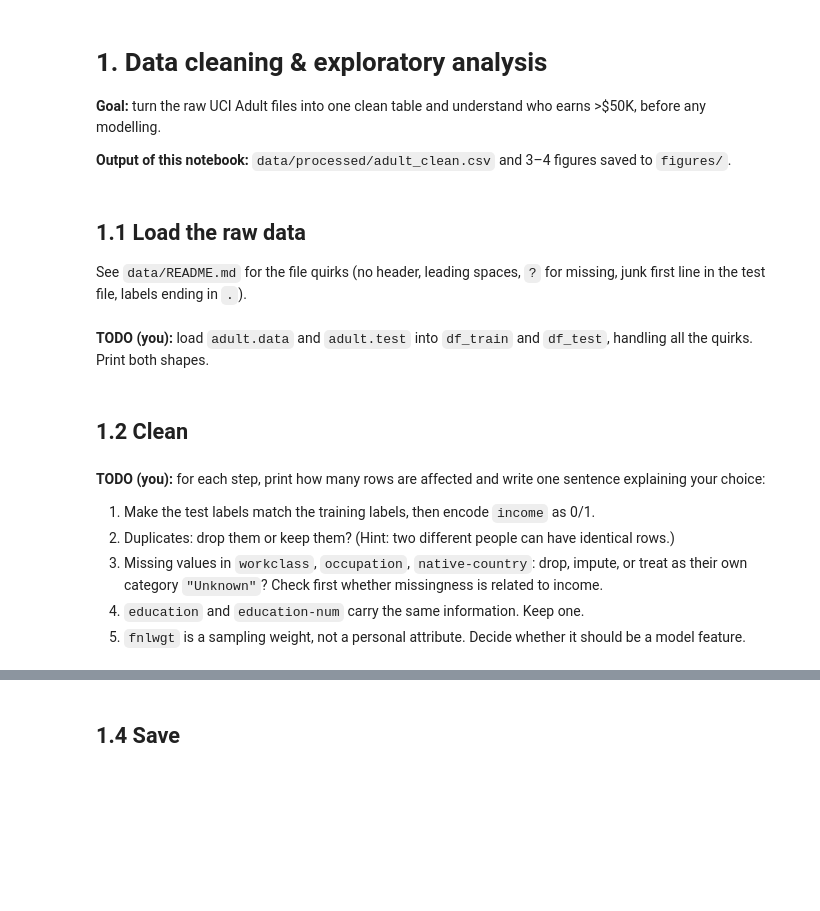
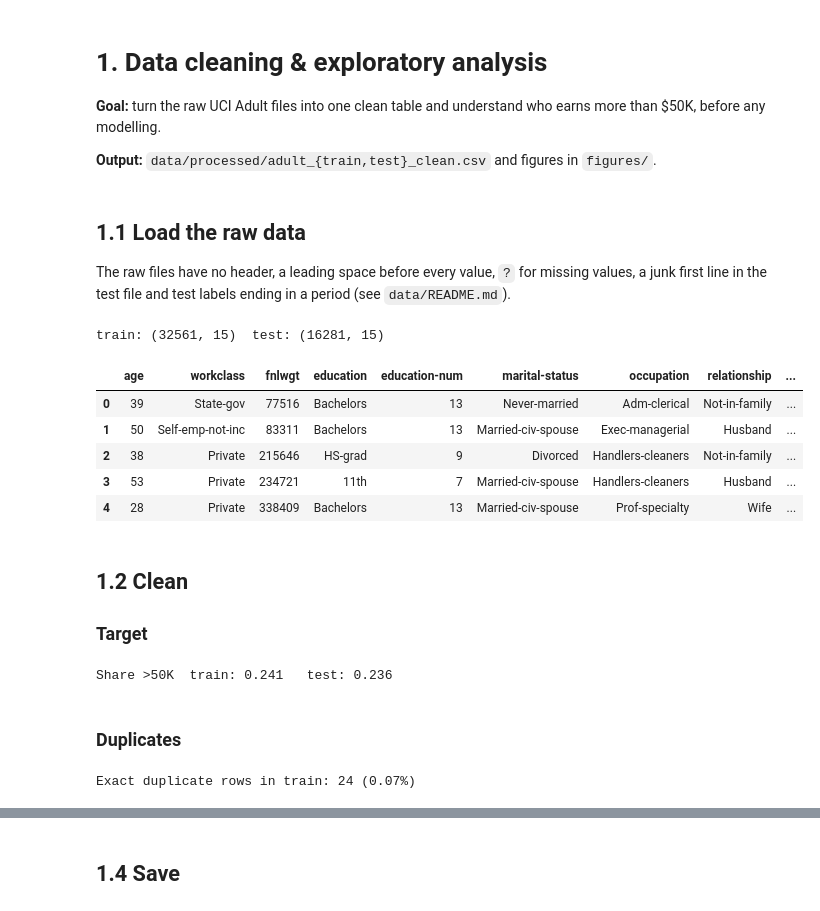
Before and after one commit to GraceChang0909/income-fairness-analysis, a Jupyter notebook: notebooks/01_data_cleaning_eda.ipynb, the cells around one changed output, grey strips where cells are left out. Cells and saved outputs as stored; diff of their text form; code cells hidden in the pictures; blank space fills up the shorter version.

```diff
--- a/notebooks/01_data_cleaning_eda.ipynb
+++ b/notebooks/01_data_cleaning_eda.ipynb
@@ -1,33 +1,55 @@
 # %% [markdown]
 # 1. Data cleaning & exploratory analysis
 
-**Goal:** turn the raw UCI Adult files into one clean table and understand who earns >$50K, before any modelling.
+**Goal:** turn the raw UCI Adult files into one clean table and understand who earns more than $50K, before any modelling.
 
-**Output of this notebook:** `data/processed/adult_clean.csv` and 3–4 figures saved to `figures/`.
+**Output:** `data/processed/adult_{train,test}_clean.csv` and figures in `figures/`.
 # %% [markdown]
 ## 1.1 Load the raw data
-See `data/README.md` for the file quirks (no header, leading spaces, `?` for missing, junk first line in the test file, labels ending in `.`).
+The raw files have no header, a leading space before every value, `?` for missing values, a junk first line in the test file and test labels ending in a period (see `data/README.md`).
 # %%
 import numpy as np
 import pandas as pd
 import matplotlib.pyplot as plt
 from pathlib import Path
 
 RAW = Path("../data/raw")
 PROCESSED = Path("../data/processed")
 FIGURES = Path("../figures")
+plt.rcParams.update({"figure.dpi": 110, "axes.spines.top": False, "axes.spines.right": False})
 
 COLUMNS = ["age", "workclass", "fnlwgt", "education", "education-num", "marital-status",
            "occupation", "relationship", "race", "sex", "capital-gain", "capital-loss",
            "hours-per-week", "native-country", "income"]
+
+read = dict(names=COLUMNS, skipinitialspace=True, na_values="?")
+df_train = pd.read_csv(RAW / "adult.data", **read)
+df_test = pd.read_csv(RAW / "adult.test", skiprows=1, **read)
+print("train:", df_train.shape, " test:", df_test.shape)
+df_train.head()
+# %% [output]
+train: (32561, 15)  test: (16281, 15)
+|  | age | workclass | fnlwgt | education | education-num | marital-status | occupation | relationship | ... |
+| 0 | 39 | State-gov | 77516 | Bachelors | 13 | Never-married | Adm-clerical | Not-in-family | ... |
+| 1 | 50 | Self-emp-not-inc | 83311 | Bachelors | 13 | Married-civ-spouse | Exec-managerial | Husband | ... |
+| 2 | 38 | Private | 215646 | HS-grad | 9 | Divorced | Handlers-cleaners | Not-in-family | ... |
+| 3 | 53 | Private | 234721 | 11th | 7 | Married-civ-spouse | Handlers-cleaners | Husband | ... |
+| 4 | 28 | Private | 338409 | Bachelors | 13 | Married-civ-spouse | Prof-specialty | Wife | ... |
-# %% [markdown]
-**TODO (you):** load `adult.data` and `adult.test` into `df_train` and `df_test`, handling all the quirks. Print both shapes.
 # %% [markdown]
 ## 1.2 Clean
+### Target
-# %% [markdown]
-**TODO (you):** for each step, print how many rows are affected and write one sentence explaining your choice:
-1. Make the test labels match the training labels, then encode `income` as 0/1.
-2. Duplicates: drop them or keep them? (Hint: two different people can have identical rows.)
-3. Missing values in `workclass`, `occupation`, `native-country`: drop, impute, or treat as their own category `"Unknown"`? Check first whether missingness is related to income.
-4. `education` and `education-num` carry the same information. Keep one.
-5. `fnlwgt` is a sampling weight, not a personal attribute. Decide whether it should be a model feature.
+# %%
+for df in (df_train, df_test):
+    df["income"] = df["income"].str.rstrip(".").map({"<=50K": 0, ">50K": 1})
+    assert df["income"].notna().all()
+print("Share >50K  train: %.3f   test: %.3f" % (df_train["income"].mean(), df_test["income"].mean()))
+# %% [output]
+Share >50K  train: 0.241   test: 0.236
+# %% [markdown]
+### Duplicates
+# %%
+n_dup = df_train.duplicated().sum()
+print(f"Exact duplicate rows in train: {n_dup} ({n_dup / len(df_train):.2%})")
+df_train = df_train.drop_duplicates().reset_index(drop=True)
+# %% [output]
+Exact duplicate rows in train: 24 (0.07%)
```
Also changed, not shown: parts of 27 cells of this notebook, 13 other files.
